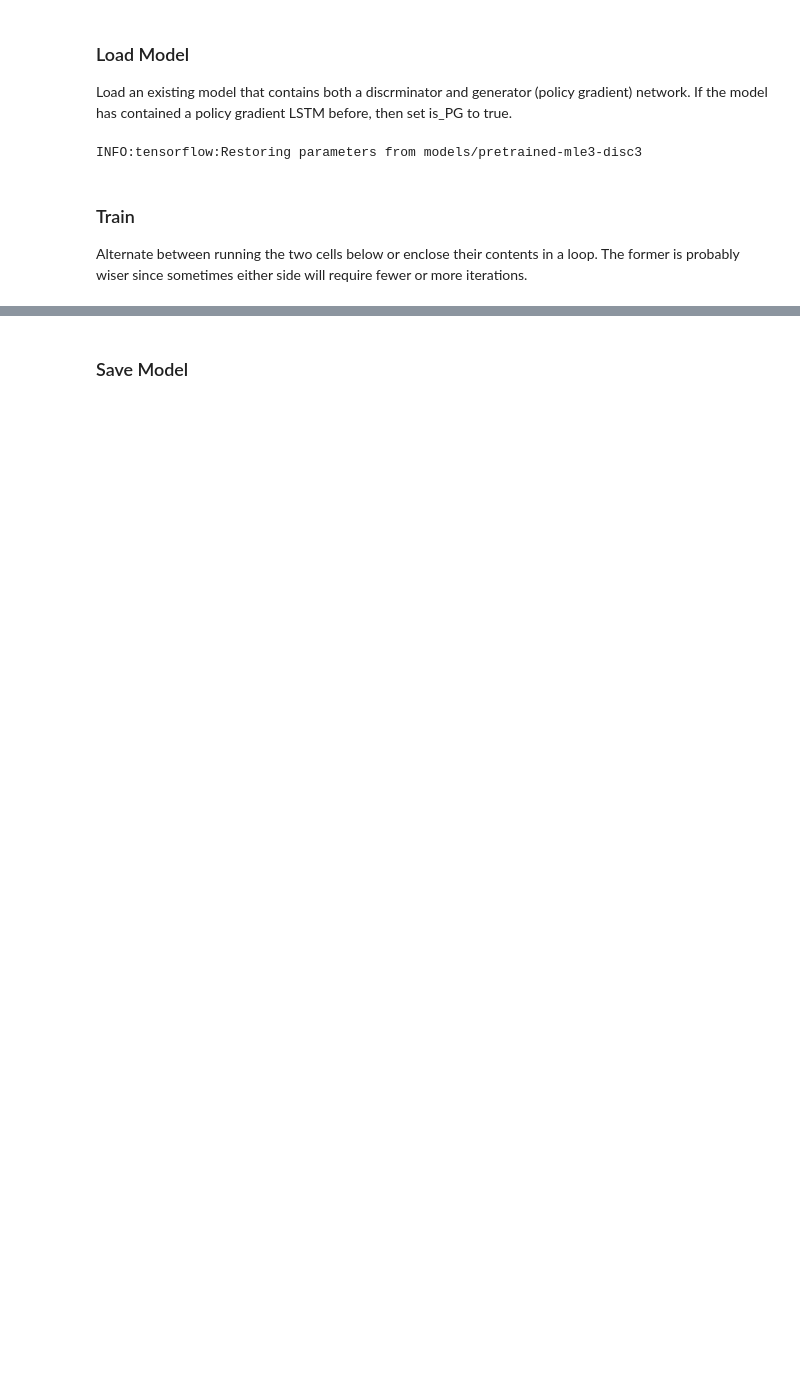
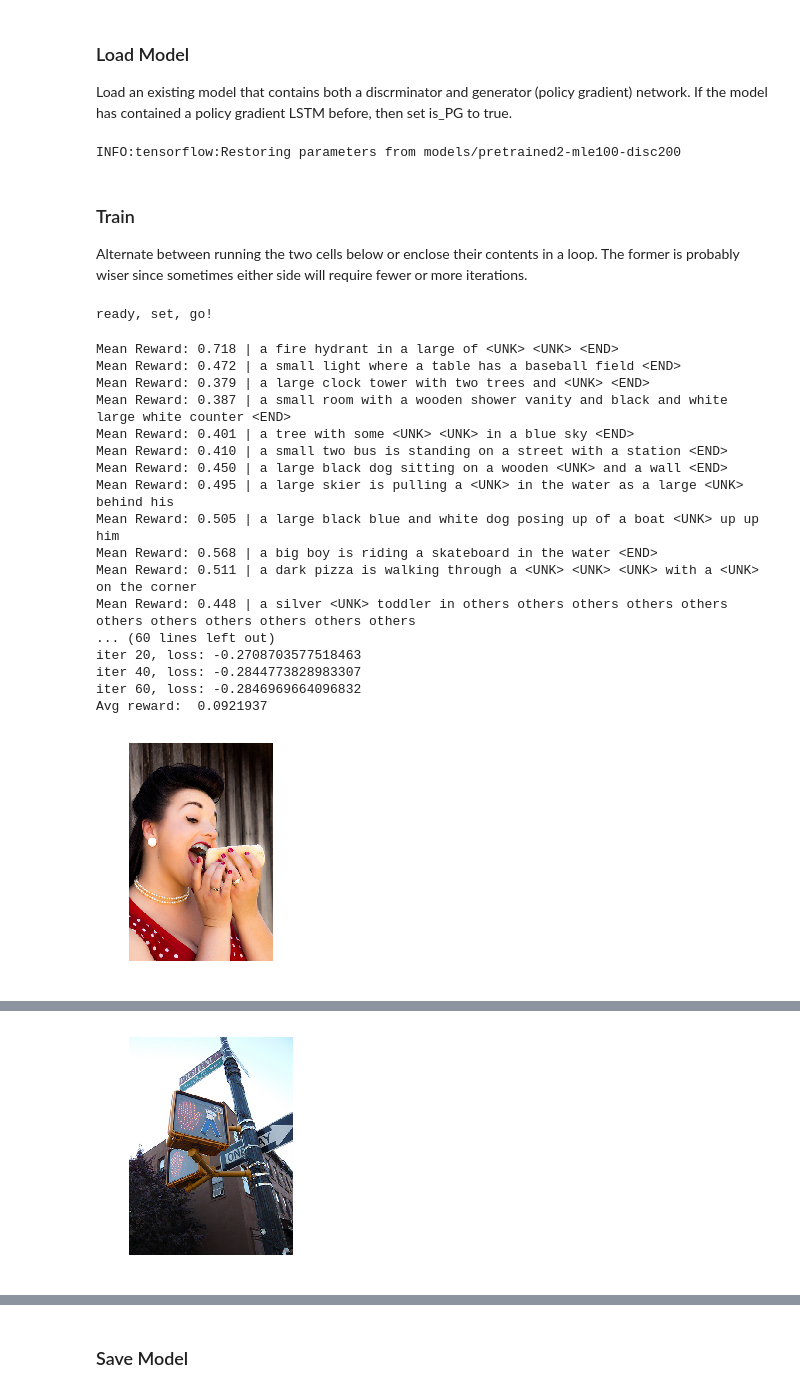
Before and after one commit to vivekraghuram/IRL-captions, a Jupyter notebook: Discriminator+Generator-2.0.ipynb, the cells around one changed output, grey strips where cells are left out. Drawn from its saved outputs; the diff is of its cells as text; code cells hidden in the pictures; blank space fills up the shorter version.

```diff
--- a/Discriminator+Generator-2.0.ipynb
+++ b/Discriminator+Generator-2.0.ipynb
@@ -55,15 +55,15 @@ Image urls <class 'numpy.ndarray'> (40504,) <U63
 ### Pretrain
 Only run this section to pretrain the network again. This section will save the model which can then be loaded to immediately start training.
 # %%
-disc_iterations = 3
-mle_iterations = 3
+disc_iterations = 200
+mle_iterations = 100
 # %%
 gen_spec = GeneratorSpec(input_dim=512, hidden_dim=512, output_dim=1004, rnn_activation=None,
                          image_feature_dim=4096, n_seq_steps=16,
                          embedding_init=tf.constant(gendata.word_embedding, dtype=tf.float32),
                          n_baseline_layers=2, baseline_hidden_dim=64,
                          mle_learning_rate=5e-3, pg_learning_rate=5e-4,
-                         baseline_learning_rate=5e-3, batch_size=100)
+                         baseline_learning_rate=5e-3, batch_size=1000, epsilon=0.2)
 # %%
 disc = DiscriminatorWrapper(train_data, val_data, vocab_data)
 initialize_sess()
@@ -88,39 +107,67 @@ reset_sess()
 Load an existing model that contains both a discrminator and generator (policy gradient) network. If the model has contained a policy gradient LSTM before, then set is_PG to true.
 # %%
 dir_name="models"
-model_name = "pretrained-mle%d-disc%d" % (mle_iterations, disc_iterations)
+model_name = "pretrained2-mle%d-disc%d" % (mle_iterations, disc_iterations)
 
 # Load discriminator
 disc = DiscriminatorWrapper(train_data, val_data, vocab_data, load_session=sess,
                             saved_model_name=model_name, model_base_dir=dir_name)
 
 # Load generator
-gen = GeneratorWrapper(gen_spec, disc.assign_reward, True)
+gen = GeneratorWrapper(gen_spec, disc.assign_reward, load_model=True, reward_to_go=False, use_discriminator_reward=True)
 
 initialize_sess()
 # %% [output]
-INFO:tensorflow:Restoring parameters from models/pretrained-mle3-disc3
+INFO:tensorflow:Restoring parameters from models/pretrained2-mle100-disc200
 # %% [markdown]
 ### Train
 Alternate between running the two cells below or enclose their contents in a loop. The former is probably wiser since sometimes either side will require fewer or more iterations.
+# %%
+print("ready, set, go!")
+# %% [output]
+ready, set, go!
 # %%
-pg_iterations = 5
-good_seq_req = 3
-good_seq = 0
-captions = []
-probs = []
-indexes = []
-rewards = []
+for cycle in range(100):
+    pg_iterations = 5
+    captions = []
+    probs = []
+    indexes = []
+    rewards = []
+    while pg_iterations > 0:
+        caption, prob, index, reward = gen.train(sess, gendata.shuffle(), 5, training_type='PPO')
+        mean_reward = get_mean_reward(reward)
+        print("Mean Reward: %.3f | %s" % (mean_reward, caption[-1]))
+        if mean_reward > 0.6 + cycle * 0.002:
+            captions.extend(caption)
+            probs.extend(prob)
+            indexes.extend(index)
+            rewards.extend(reward)
+            pg_iterations -= 1
 
-while pg_iterations > 0 and good_seq < good_seq_req:
-    caption, prob, index, reward = gen.train(sess, gendata.shuffle())
-    mean_reward = get_mean_reward(reward)
-    if mean_reward > 0.8 + cycle * 0.001:
-        captions.extend(caption)
-        probs.extend(prob)
-        indexes.extend(index)
-        rewards.extend(reward)
-        pg_iterations -= 1
-        good_seq += 1
-    else:
-        good_seq = 0
+    disc_iterations = 80
+    online_all_loss, online_val_loss = disc.online_train(sess, iter_num=disc_iterations, img_idxs=np.array(indexes),
+                                                         caption_sentences=captions)
+
+    disc.assign_reward(sess, np.array(indexes)[0:1], captions[0:1], image_idx_from_training=True, to_examine=True)
+
+    if cycle % 5 == 0:
+        gen.save(sess, "ppo-discgen-checkpoint-%d" % cycle)
+# %% [output]
+Mean Reward: 0.718 | a fire hydrant in a large of <UNK> <UNK> <END>
+Mean Reward: 0.472 | a small light where a table has a baseball field <END>
+Mean Reward: 0.379 | a large clock tower with two trees and <UNK> <END>
+Mean Reward: 0.387 | a small room with a wooden shower vanity and black and white large white counter <END>
+Mean Reward: 0.401 | a tree with some <UNK> <UNK> in a blue sky <END>
+Mean Reward: 0.410 | a small two bus is standing on a street with a station <END>
+Mean Reward: 0.450 | a large black dog sitting on a wooden <UNK> and a wall <END>
+Mean Reward: 0.495 | a large skier is pulling a <UNK> in the water as a large <UNK> behind his
+Mean Reward: 0.505 | a large black blue and white dog posing up of a boat <UNK> up up him
+Mean Reward: 0.568 | a big boy is riding a skateboard in the water <END>
+Mean Reward: 0.511 | a dark pizza is walking through a <UNK> <UNK> <UNK> with a <UNK> on the corner
+Mean Reward: 0.448 | a silver <UNK> toddler in others others others others others others others others others others others
+... (60 lines left out)
+iter 20, loss: -0.2708703577518463
+iter 40, loss: -0.2844773828983307
+iter 60, loss: -0.2846969664096832
+Avg reward:  0.0921937
+[figure, added]
@@ -126,0 +191 @@ while pg_iterations > 0 and good_seq < good_seq_req:
+[figure, added]
```
Also changed, not shown: parts of 6 cells of this notebook, 4 other files.
